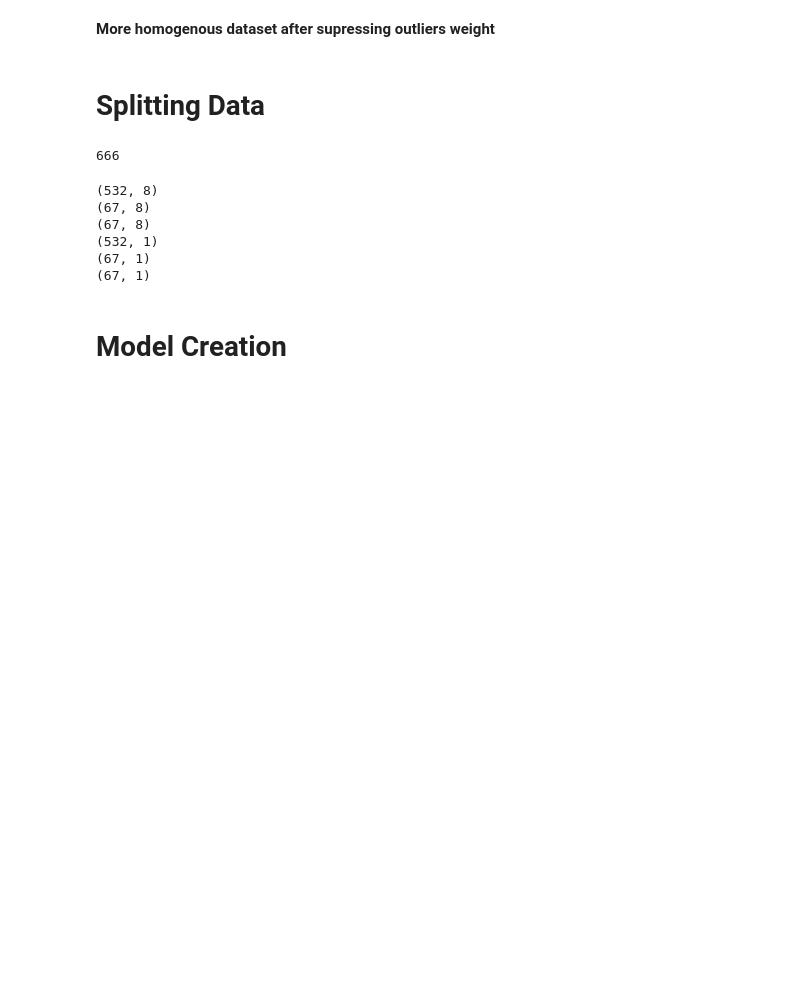
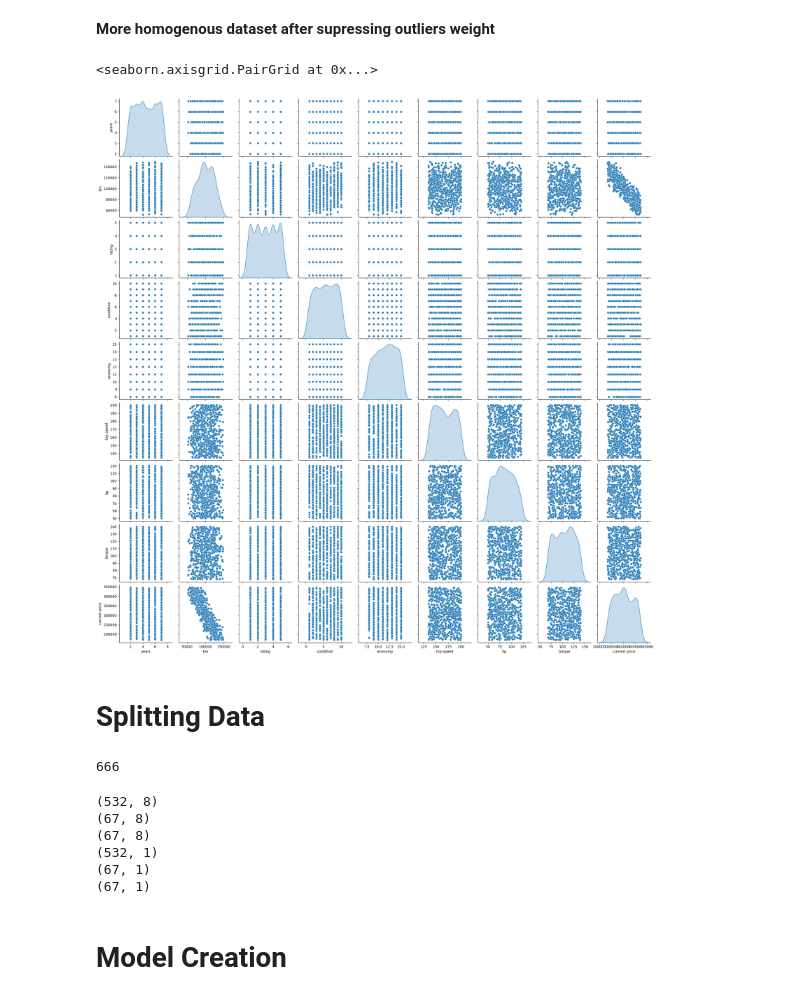
Before and after one commit to BaselAshraf81/Car_Price_Predicion, a Jupyter notebook: Car_Price_Predictor_enhanced.ipynb, the cells around one changed output. Cells and saved outputs as stored; diff of their text form; code cells hidden in the pictures; blank space fills up the shorter version.

```diff
--- a/Car_Price_Predictor_enhanced.ipynb
+++ b/Car_Price_Predictor_enhanced.ipynb
@@ -63,7 +66,10 @@ print(x_data.shape)
 # %% [markdown]
 **More homogenous dataset after supressing outliers weight**
 # %%
-#sns.pairplot(filtered_df[['years','km','rating','condition','economy','top speed','hp','torque','current price']], diag_kind='kde')
+sns.pairplot(filtered_df[['years','km','rating','condition','economy','top speed','hp','torque','current price']], diag_kind='kde')
+# %% [output]
+<seaborn.axisgrid.PairGrid at 0x...>
+[figure, added]
 # %% [markdown]
 # Splitting Data
 # %%
```
Also changed, not shown: parts of 6 cells of this notebook.
